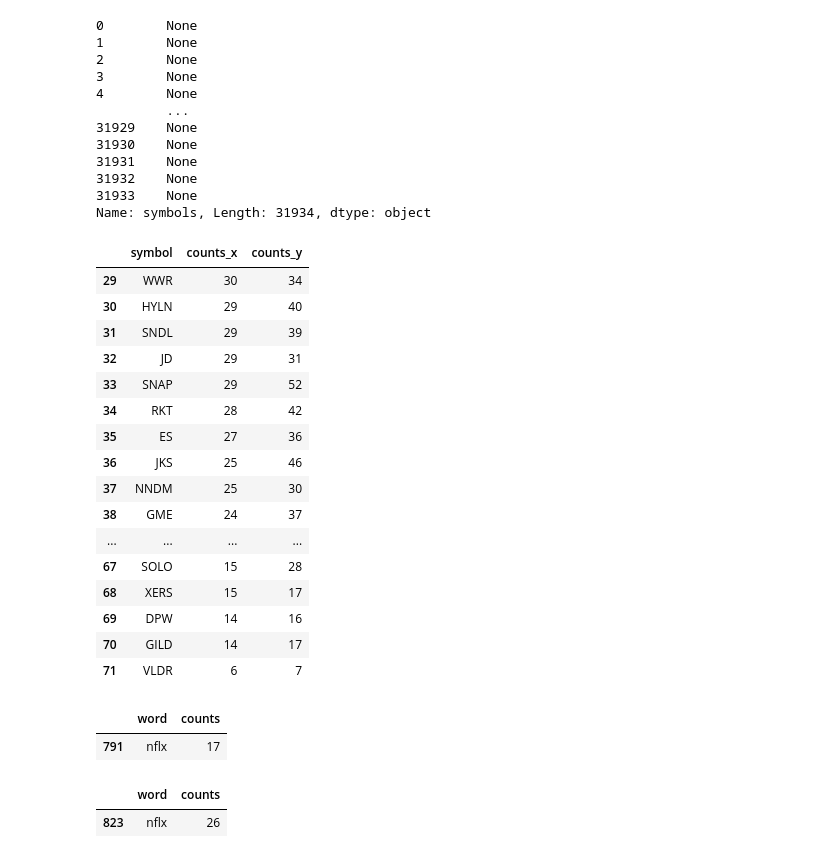
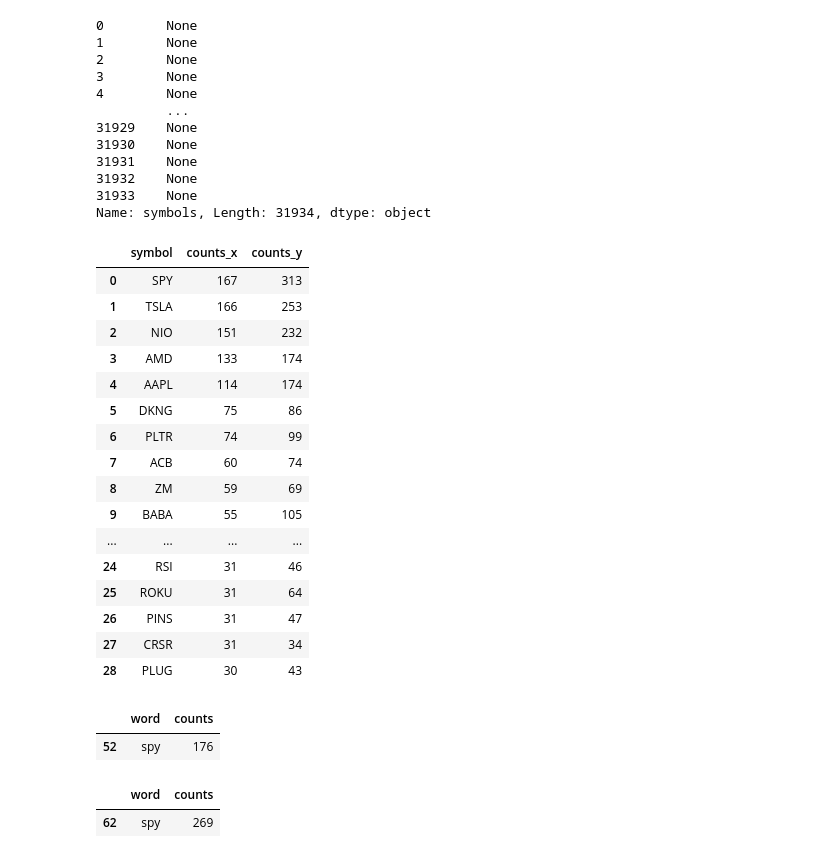
Before and after one commit to kyle-rgb/Discord_Project, a Jupyter notebook: notebooks/Trader.ipynb, the cells around one changed output. Cells and saved outputs as stored; diff of their text form; code cells hidden in the pictures.

```diff
--- a/notebooks/Trader.ipynb
+++ b/notebooks/Trader.ipynb
@@ -468,7 +465,7 @@ comments#.groupby(pd.Grouper(key='date', freq='1M')).count()
 3394 rows × 7 columns
 # %%
 with sql.connect('../data/interim/discord/discord.db') as con:
-    full_comments =pd.read_sql(f"SELECT DATE(timestamp) date, channel, server, pk, content, isBot, mentions, emojis, links, chat_emotes from comments ORDER BY timestamp", parse_dates={'date': '%Y-%m-%d'}, con=con)
+    full_comments =pd.read_sql(f"SELECT DATE(timestamp) date, timestamp,channel, id, server, pk, content, isBot, mentions, emojis, links, chat_emotes from comments ORDER BY timestamp", parse_dates={'date': '%Y-%m-%d'}, con=con)
 with sql.connect('../data/interim/companies.db') as con:
     wanted_companies = pd.read_sql("SELECT DISTINCT symbol FROM daily WHERE symbol NOT IN ('PT', 'IT', 'ON', 'ING')", con=con).symbol.values
     wanted_companies = tuple(wanted_companies)
@@ -552,22 +531,23 @@ Name: symbols, Length: 31934, dtype: object
 # %%
 new_mentions = pd.Series(emote_agg).reset_index().iloc[1:, :].sort_values(0, ascending=False).reset_index(drop=True).rename(columns={'index': 'symbol', 0:'counts'})
 # %%
-mentions.merge(new_mentions.assign(symbol=lambda x: x.symbol.apply(str.upper)), 'left', on='symbol').iloc[29:, :]
+# Additional Data Garnered
+mentions.merge(new_mentions.assign(symbol=lambda x: x.symbol.apply(str.upper)), 'left', on='symbol').iloc[:29, :]
 # %% [output]
 |  | symbol | counts_x | counts_y |
-| 29 | WWR | 30 | 34 |
-| 30 | HYLN | 29 | 40 |
-| 31 | SNDL | 29 | 39 |
-| 32 | JD | 29 | 31 |
-| 33 | SNAP | 29 | 52 |
-| 34 | RKT | 28 | 42 |
-| 35 | ES | 27 | 36 |
-| 36 | JKS | 25 | 46 |
-| 37 | NNDM | 25 | 30 |
-| 38 | GME | 24 | 37 |
+| 0 | SPY | 167 | 313 |
+| 1 | TSLA | 166 | 253 |
+| 2 | NIO | 151 | 232 |
+| 3 | AMD | 133 | 174 |
+| 4 | AAPL | 114 | 174 |
+| 5 | DKNG | 75 | 86 |
+| 6 | PLTR | 74 | 99 |
+| 7 | ACB | 60 | 74 |
+| 8 | ZM | 59 | 69 |
+| 9 | BABA | 55 | 105 |
 | ... | ... | ... | ... |
-| 67 | SOLO | 15 | 28 |
-| 68 | XERS | 15 | 17 |
-| 69 | DPW | 14 | 16 |
-| 70 | GILD | 14 | 17 |
-| 71 | VLDR | 6 | 7 |
+| 24 | RSI | 31 | 46 |
+| 25 | ROKU | 31 | 64 |
+| 26 | PINS | 31 | 47 |
+| 27 | CRSR | 31 | 34 |
+| 28 | PLUG | 30 | 43 |
@@ -580,12 +559,12 @@ tokenSeries = wordCounts(full_comments.cc_comment.values).reset_index().rename(c
 commentsPositiveSeries = wordCounts(full_comments[lambda x: x.comp_sent >= 0.0].cc_comment.values).reset_index().rename(columns={'index': 'word', 0:'counts'})
 commentsNegativeSeries = wordCounts(full_comments[lambda x: x.comp_sent <= 0.0].cc_comment.values).reset_index().rename(columns={'index': 'word', 0:'counts'})
 # %%
-commentsNegativeSeries[lambda x: x.word == 'nflx']
+commentsNegativeSeries[lambda x: x.word == 'spy']
 # %% [output]
 |  | word | counts |
-| 791 | nflx | 17 |
+| 52 | spy | 176 |
 # %%
-commentsPositiveSeries[lambda x: x.word == 'nflx']
+commentsPositiveSeries[lambda x: x.word == 'spy']
 # %% [output]
 |  | word | counts |
-| 823 | nflx | 26 |
+| 62 | spy | 269 |
```
Also changed, not shown: parts of 34 cells of this notebook, 3 other files.
